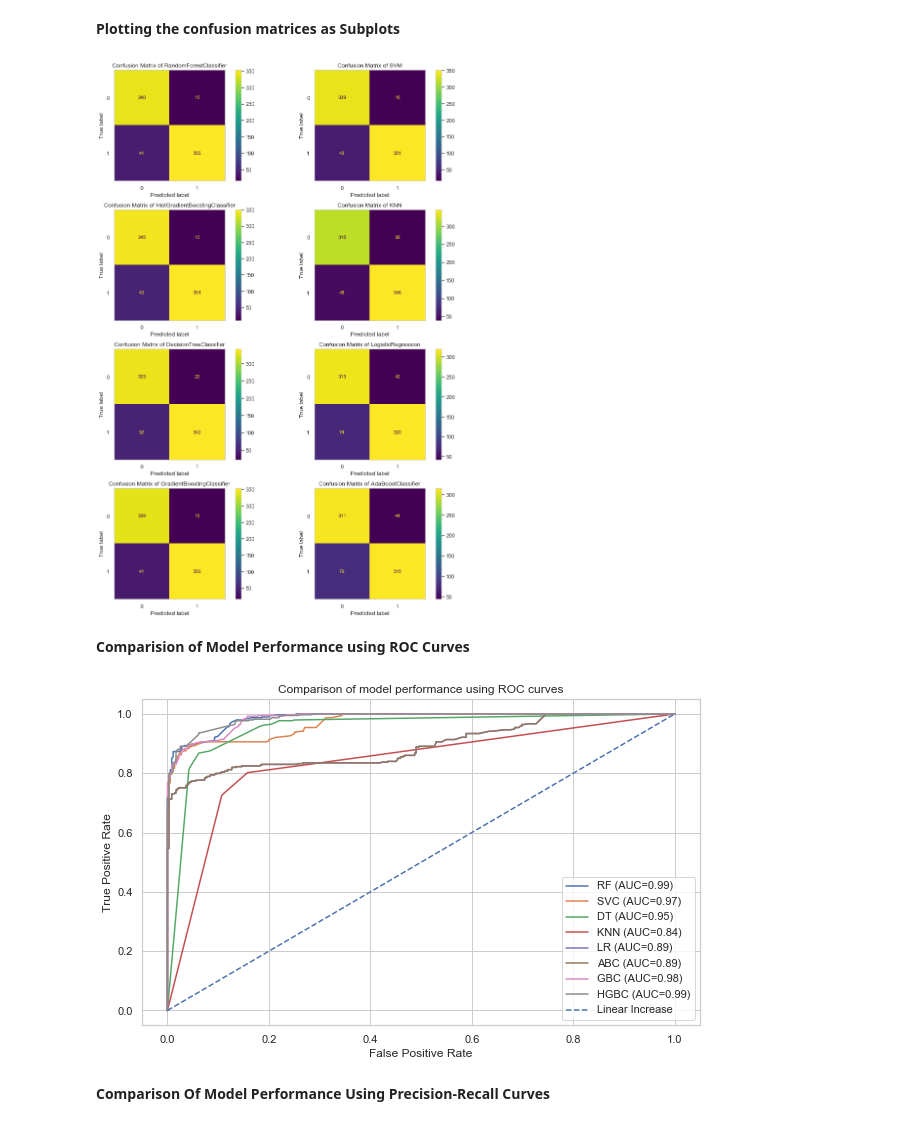
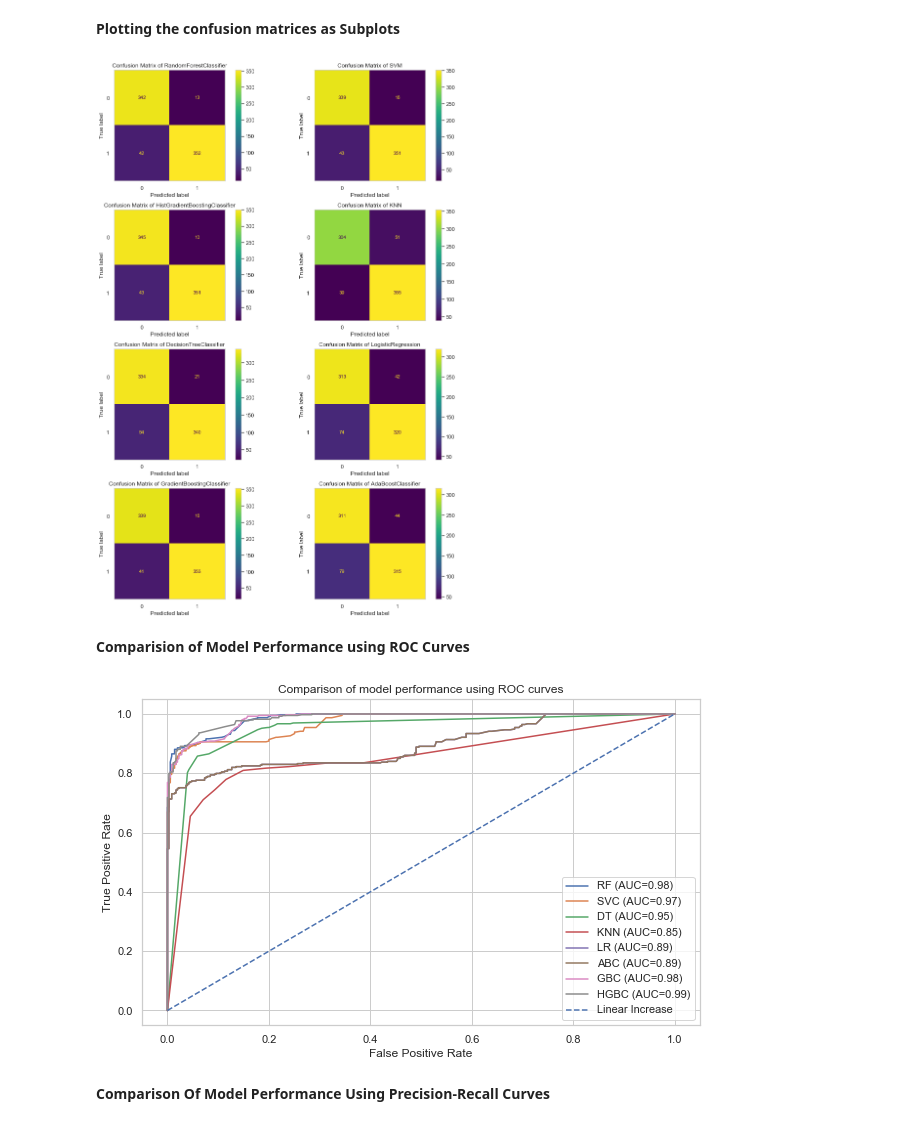
Before and after one commit to Chaitanya204/University-Project, a Jupyter notebook: Predicting and Diagnosing Autism Spectrum Disorder (ASD) Using Machine Learning Models.ipynb, the cells around one changed output. Cells and saved outputs as stored; diff of their text form; code cells hidden in the pictures.

```diff
--- a/Predicting and Diagnosing Autism Spectrum Disorder (ASD) Using Machine Learning Models.ipynb
+++ b/Predicting and Diagnosing Autism Spectrum Disorder (ASD) Using Machine Learning Models.ipynb
@@ -384,8 +384,8 @@ models = {
 parameter_grid = {
     "Logistic Regression": {"C": [0.01, 0.1, 1, 10]},
     "SVM": {"C": [0.01, 0.1, 1]},
-    "KNN": {"n_neighbors": range(1, 21), "p": [1, 2]},
-    "Decision Tree": {"max_depth": range(1,10)},
+    "KNN": {"n_neighbors": range(1, 11), "p": [1, 2]},
+    "Decision Tree": {"max_depth": range(1,11)},
     "Random Forest": {"n_estimators": range(10, 101, 10), "max_depth": [5, 7,10]},
 }
 
@@ -504,8 +504,8 @@ X_train_scaled = scaler.fit_transform(X_train)
 X_test_scaled = scaler.transform(X_test)
 
 param_grid ={
-    'n_estimators':[50, 100, 200],
-    'max_depth':[5, 7, 10]
+    'n_estimators':range(10, 101, 10),
+    'max_depth':range(1,11)
 }
 
 clf_RF = RandomForestClassifier()
@@ -579,7 +579,7 @@ y = df1["ASD_traits"]
 X_train, X_test, y_train, y_test = train_test_split(X, y, test_size = 0.2, random_state=1001)
 
 param_grid ={
-    'n_neighbors':[3, 5, 7],
+    'n_neighbors':range(1,11),
     'p':[1, 2]
 }
 
@@ -661,7 +661,7 @@ X_train_scaled = scaler.fit_transform(X_train)
 X_test_scaled = scaler.transform(X_test)
 
 param_grid ={
-    'max_depth':[3, 8, 10]
+    'max_depth':range(1,11)
 }
 
 clf_DT = DecisionTreeClassifier()
@@ -1126,18 +1126,19 @@ Average Precision Score is: 0.9877412381606052
 # %%
 fig, axes = plt.subplots(nrows=4, ncols=2, figsize=(12, 16))
 
-classifiers = ["RandomForestClassifier", "SVM", "HistGradientBoostingClassifier", "KNN", "DecisionTreeClassifier", "LogisticRegression", "GradientBoostingClassifier", "AdaBoostClassifier"]
+classifiers = ["RandomForestClassifier", "SVM", "HistGradientBoostingClassifier", "KNN",
+               "DecisionTreeClassifier", "LogisticRegression", "GradientBoostingClassifier", "AdaBoostClassifier"]
 y_pred_classifiers = [y_pred_RF, y_pred_SVM, y_pred_HGBC, y_pred_KNN, y_pred_DT, y_pred_LR, y_pred_GBC, y_pred_ABC]
 
 for i, (model, y_pred) in enumerate(zip(classifiers, y_pred_classifiers)):
     ax = axes.flat[i]
     ConfusionMatrixDisplay.from_predictions(y_test, y_pred, ax=ax)
     ax.set_title(f"Confusion Matrix of {model}")
     ax.grid(False)
 plt.tight_layout()
 plt.show()
 # %% [output]
-[figure, old version]
+[figure, new version]
 # %% [markdown]
 **Comparision of Model Performance using ROC Curves**
 # %%
@@ -1148,7 +1149,7 @@ df2 = pd.DataFrame({"RF":y_proba_RF, "SVC":y_proba_SVM,"KNN":y_proba_KNN,
 plt.figure(figsize=(10,6))
 for i in ['RF','SVC', 'DT', 'KNN', 'LR', 'ABC', 'GBC', 'HGBC']:
     fpr, tpr, thresholds = roc_curve(y_test, df2[i])
-    ROC_AUC = auc(fpr, tpr)
+    ROC_AUC = roc_auc_score(y_test, df2[i])
     plt.plot(fpr, tpr, label=f'{i} (AUC={ROC_AUC:.2f})')
 
 plt.plot([0, 1], [0, 1], 'b--', label='Linear Increase')
@@ -1158,7 +1159,7 @@ plt.title('Comparison of model performance using ROC curves')
 plt.legend()
 plt.show()
 # %% [output]
-[figure, old version]
+[figure, new version]
 # %% [markdown]
 **Comparison Of Model Performance Using Precision-Recall Curves**
 # %%
```
Also changed, not shown: parts of 24 cells of this notebook, 2 other files.
